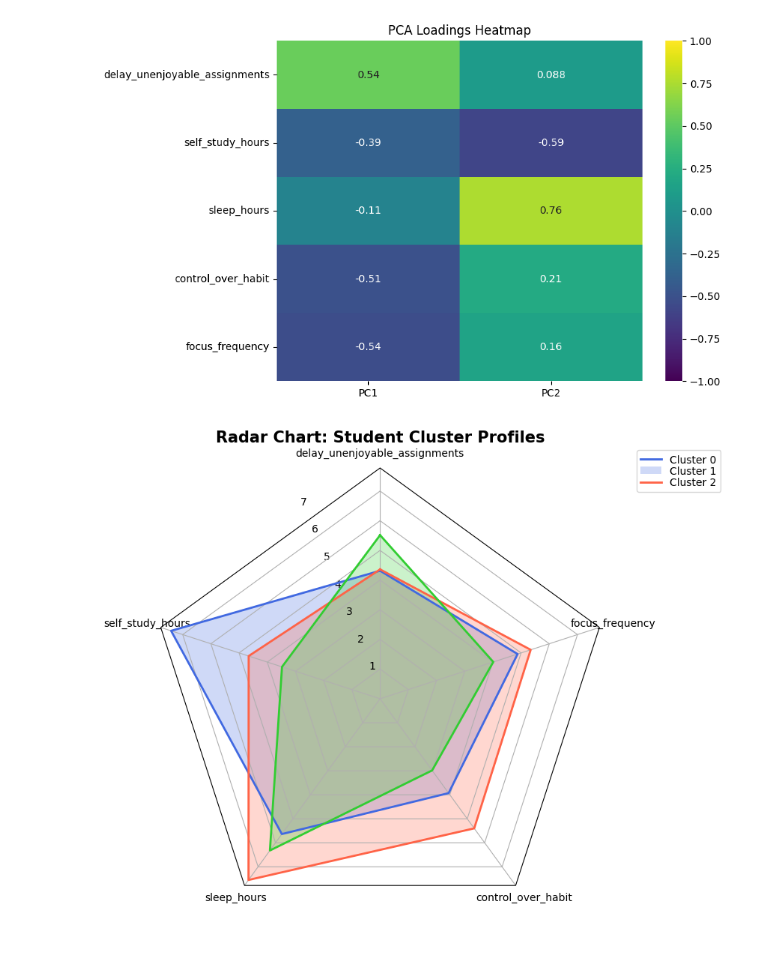
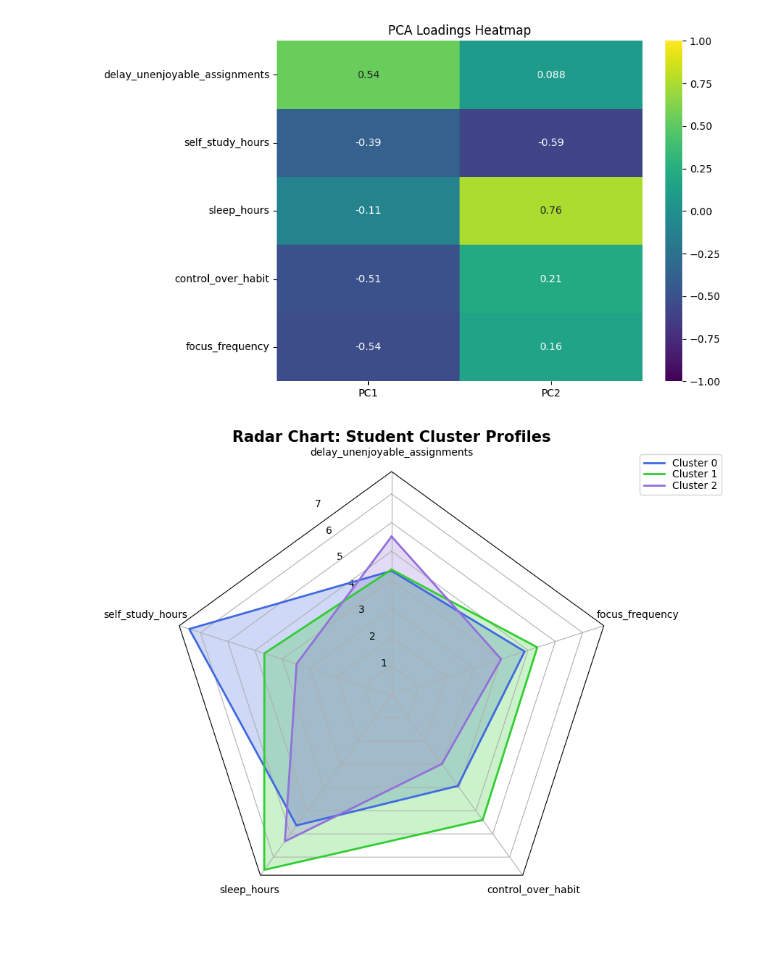
Before and after one commit to longlinh123456/final_project, a Jupyter notebook: source/unsupervised.ipynb, the cells around one changed output. Cells and saved outputs as stored; diff of their text form; code cells hidden in the pictures.

Commit message:
Update unsupervised to have consistent legend.

```diff
--- a/source/unsupervised.ipynb
+++ b/source/unsupervised.ipynb
@@ -173,7 +173,6 @@ focus_frequency               -0.536759  0.160747
 # %%
 from matplotlib.path import Path
 from matplotlib.projections import PolarAxes
-
 
 def radar_factory(num_vars, frame="circle"):
     """
@@ -206,6 +205,7 @@ def radar_factory(num_vars, frame="circle"):
             lines = super().plot(*args, **kwargs)
             for line in lines:
                 self._close_line(line)
+            return lines
 
         def _close_line(self, line):
             x, y = line.get_data()
@@ -214,8 +214,12 @@ def radar_factory(num_vars, frame="circle"):
                 y = np.append(y, y[0])
                 line.set_data(x, y)
 
-        def set_varlabels(self, labels):
-            self.set_thetagrids(np.degrees(theta), labels)
+        def set_varlabels(self, labels, pads=None):
+            angles_deg = np.degrees(theta)
+            self.set_thetagrids(angles_deg, labels)
+            if pads is not None:
+                for tick, pad in zip(self.xaxis.get_major_ticks(), pads):
+                    tick.set_pad(pad)
 
         def _gen_axes_patch(self):
             if frame == "circle":
@@ -254,35 +258,53 @@ N = len(categories)
 theta = radar_factory(N, frame="polygon")
 
 fig, ax = plt.subplots(figsize=(8, 8), subplot_kw=dict(projection="radar"))
 
 # Define colors for clusters
-colors = ["#4169E1", "#FF6347", "#32CD32", "#9370DB"]
+# Define colors for clusters
+colors = ["#4169E1", "#32CD32", "#9370DB"]
 labels = []
+handles = []
 
 for i, row in cluster_means.iterrows():
     values = row.values
-    color = colors[i % len(colors)]
+    color = colors[i]
 
-    # Plot outline
-    ax.plot(theta, values, color=color, linewidth=2)
+    line, = ax.plot(theta, values, color=color, linewidth=2)
+    handles.append(line)
+
     # Fill polygon
     ax.fill(theta, values, facecolor=color, alpha=0.25)
 
     labels.append(f"Cluster {i}")
 
 ax.set_varlabels(categories)
+default_padding = 8
+extra_padding = 25
+
+padding = []
+for cat in categories:
+    if cat in ("self_study_hours", "focus_frequency"):
+        padding.append(extra_padding)
+    else:
+        padding.append(default_padding)
+
+ax.set_varlabels(categories, pads=padding)
+
 ax.set_title(
     "Radar Chart: Student Cluster Profiles", weight="bold", size=15, position=(0.5, 1.1)
 )
 
+
+# Update ax.legend to include handles
 ax.legend(
+    handles,
     labels,
     loc="upper right",
     bbox_to_anchor=(1.25, 1.05),
     labelspacing=0.1,
     fontsize="medium",
 )
 
 plt.show()
 # %% [output]
-[figure, old version]
+[figure, new version]
```
